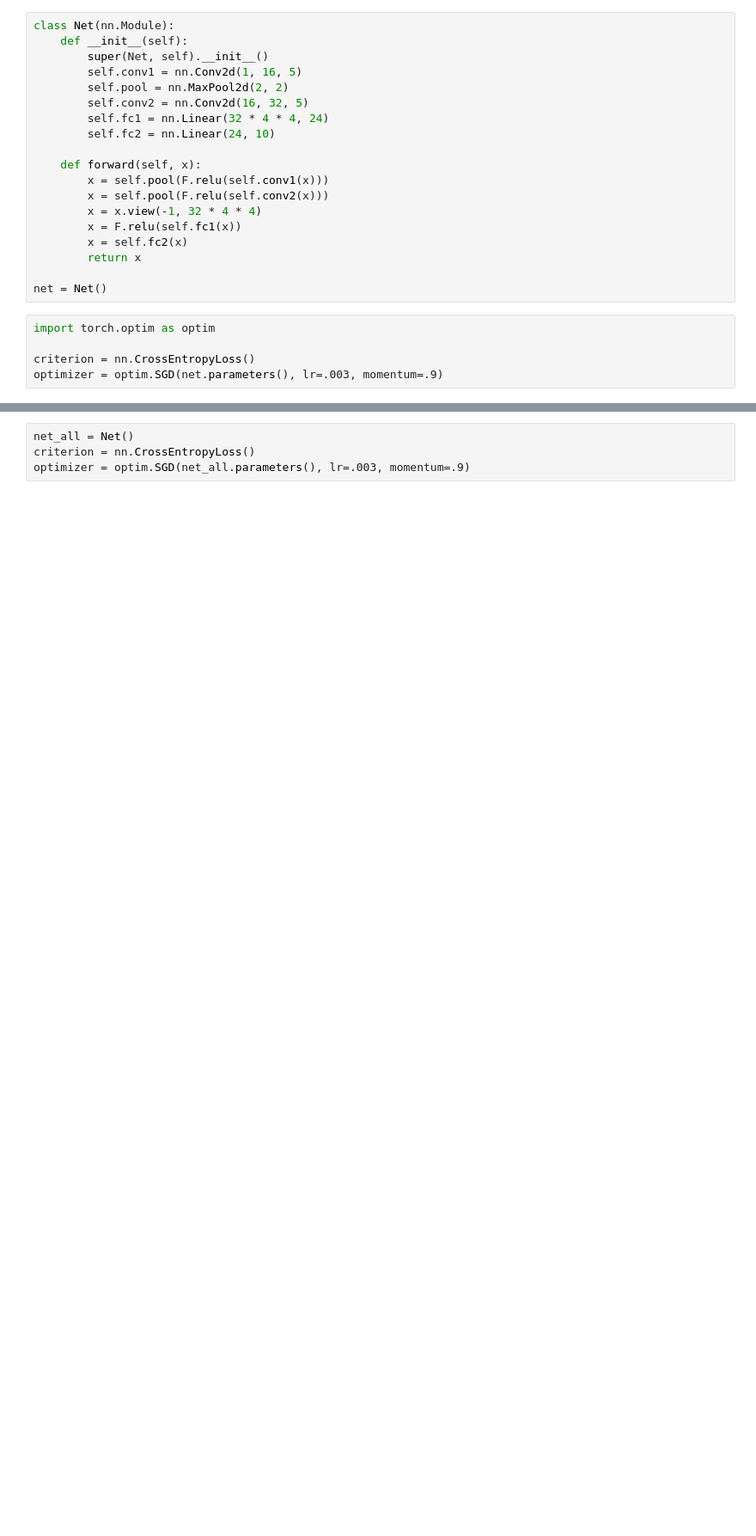
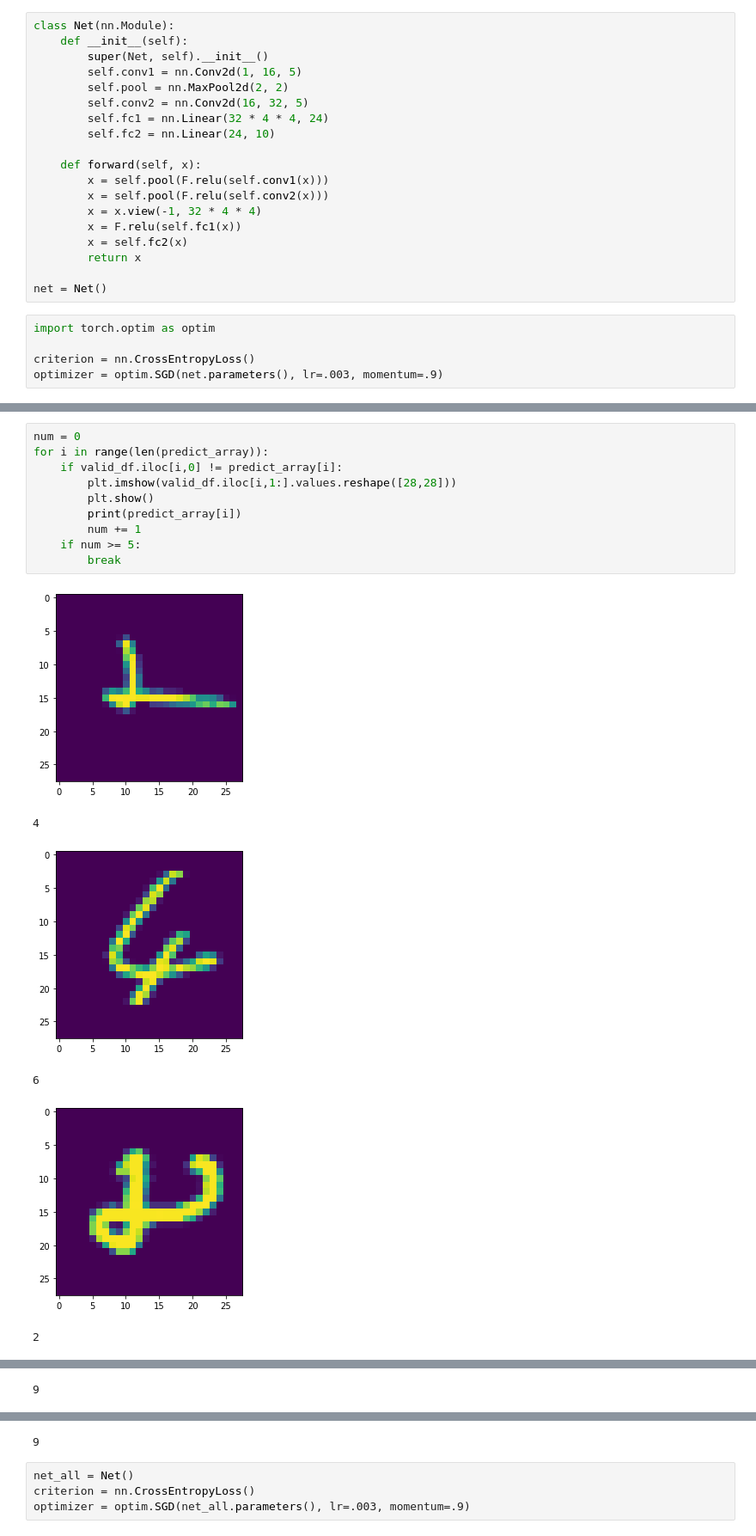
Before and after one commit to Taniesta/My-First-Pytorch, a Jupyter notebook: Digit.ipynb, the cells around one changed output, grey strips where cells are left out. Shown: that part at 86% size. Saved outputs shown, nothing was run; the diff lists cells and outputs as text; blank space fills up the shorter version.

```diff
--- a/Digit.ipynb
+++ b/Digit.ipynb
@@ -157,0 +208,17 @@ Finished Training
+# %%
+num = 0
+for i in range(len(predict_array)):
+    if valid_df.iloc[i,0] != predict_array[i]:
+        plt.imshow(valid_df.iloc[i,1:].values.reshape([28,28]))
+        plt.show()
+        print(predict_array[i])
+        num += 1
+    if num >= 5:
+        break
+# %% [output]
+[figure, added]
+4
+[figure, added]
+6
+[figure, added]
+2
@@ -157,0 +226 @@ Finished Training
+9
@@ -158,3 +228,4 @@ Finished Training
+9
 # %%
 net_all = Net()
 criterion = nn.CrossEntropyLoss()
```
Also changed, not shown: parts of 11 cells of this notebook.
